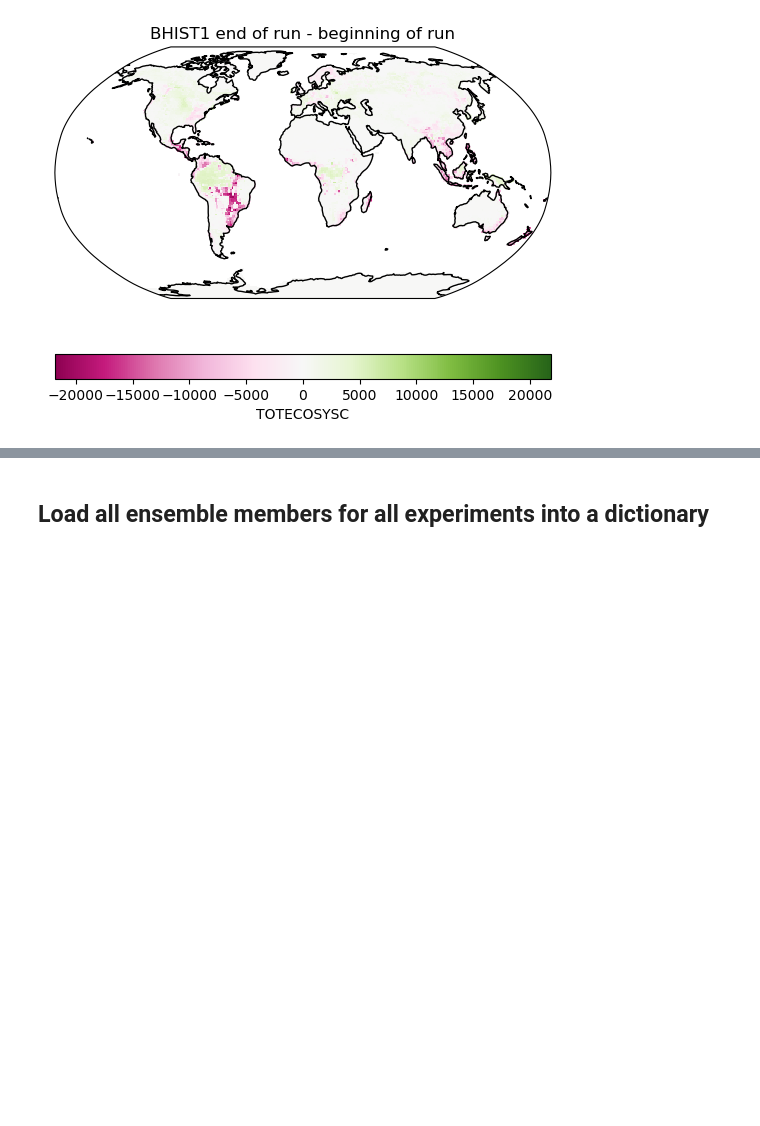
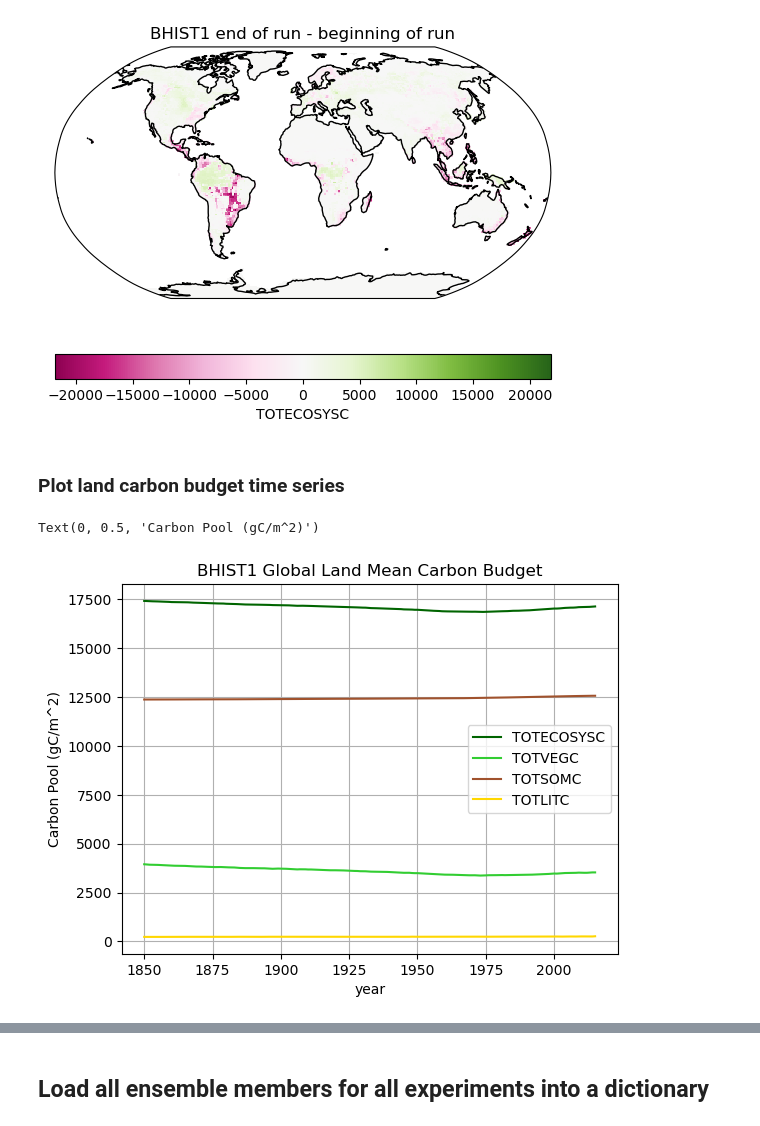
Before and after one commit to NCAR/CESM-emission-driven-run-tutorial, a Jupyter notebook: analysis_notebooks/land_carbon_analysis.ipynb, the cells around one changed output, grey strips where cells are left out. Saved outputs shown, nothing was run; the diff lists cells and outputs as text; code cells hidden in the pictures; blank space fills up the shorter version.

Commit message:
updated land analysis notebook with carbon flux plot

```diff
--- a/analysis_notebooks/land_carbon_analysis.ipynb
+++ b/analysis_notebooks/land_carbon_analysis.ipynb
@@ -186,7 +186,7 @@ casename = b.e21.BHIST.f09_g17.ccisens-reference.esmfirebvoc.001
 
 # to load multiple variables you can use xarray's open_mfdataset
 # you probably don't want to load them all, but you can select a subset of variabiles like this
-varlist = ['TOTECOSYSC','TOTSOMC','TOTVEGC','TOTLITC','NBP','GPP','RH']
+varlist = ['TOTECOSYSC','TOTSOMC','TOTVEGC','TOTLITC','NBP','GPP','ER']
 
 filenamelist=[]
 
@@ -314,3 +314,63 @@ axis.coastlines()  # cartopy function
 # %% [output]
 <cartopy.mpl.feature_artist.FeatureArtist at 0x...>
 [figure]
+# %% [markdown]
+### Plot land carbon budget time series
+# %%
+fig, axis = plt.subplots(1, 1)
+
+# to average over a region we need to weight by land area
+landarea = (ds_r.area*ds_r.landfrac)
+
+var = 'TOTECOSYSC'
+linecolor='darkgreen'
+#global mean example area weighted average
+glob_mean = area_weighted_gobal_average(ds_r, var)
+
+#average from monthly to annual resolution and plot
+glob_annual_mean = glob_mean.groupby(ds_r['time.year']).mean(dim='time')
+
+glob_annual_mean.plot(ax=axis, color=linecolor,label=var)
+
+
+
+var = 'TOTVEGC'
+linecolor='limegreen'
+#global mean example area weighted average
+glob_mean = area_weighted_gobal_average(ds_r, var)
+
+#average from monthly to annual resolution and plot
+glob_annual_mean = glob_mean.groupby(ds_r['time.year']).mean(dim='time')
+
+glob_annual_mean.plot(ax=axis, color=linecolor,label=var)
+
+
+var = 'TOTSOMC'
+linecolor='sienna'
+#global mean example area weighted average
+glob_mean = area_weighted_gobal_average(ds_r, var)
+
+#average from monthly to annual resolution and plot
+glob_annual_mean = glob_mean.groupby(ds_r['time.year']).mean(dim='time')
+
+glob_annual_mean.plot(ax=axis, color=linecolor,label=var)
+
+var = 'TOTLITC'
+linecolor='gold'
+#global mean example area weighted average
+glob_mean = area_weighted_gobal_average(ds_r, var)
+
+#average from monthly to annual resolution and plot
+glob_annual_mean = glob_mean.groupby(ds_r['time.year']).mean(dim='time')
+
+glob_annual_mean.plot(ax=axis, color=linecolor,label=var)
+
+
+
+plt.title(casenameshort +' Global Land Mean Carbon Budget')
+plt.grid()
+plt.legend()
+plt.ylabel('Carbon Pool (gC/m^2)')
+# %% [output]
+Text(0, 0.5, 'Carbon Pool (gC/m^2)')
+[figure, added]
```
Also changed, not shown: parts of 8 cells of this notebook.
